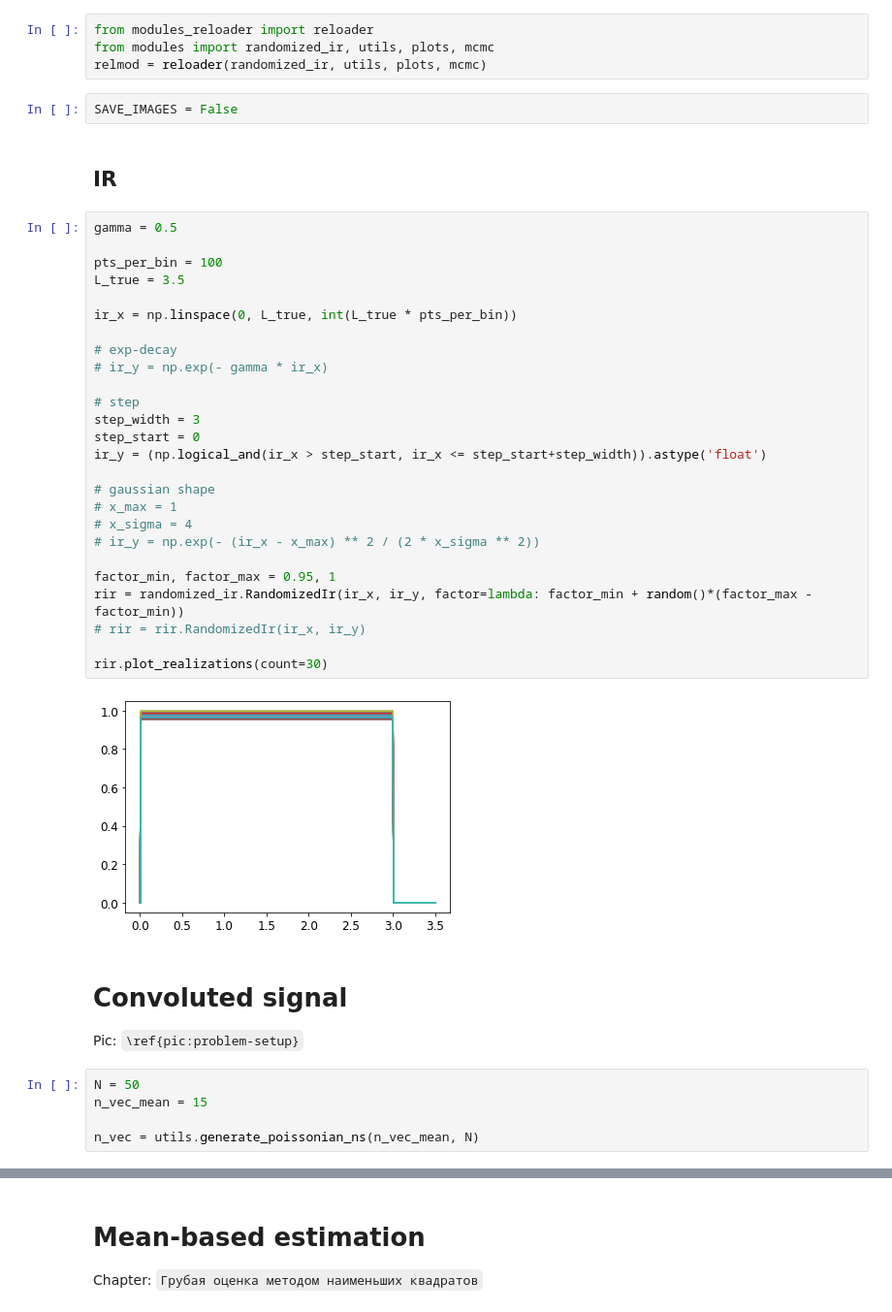
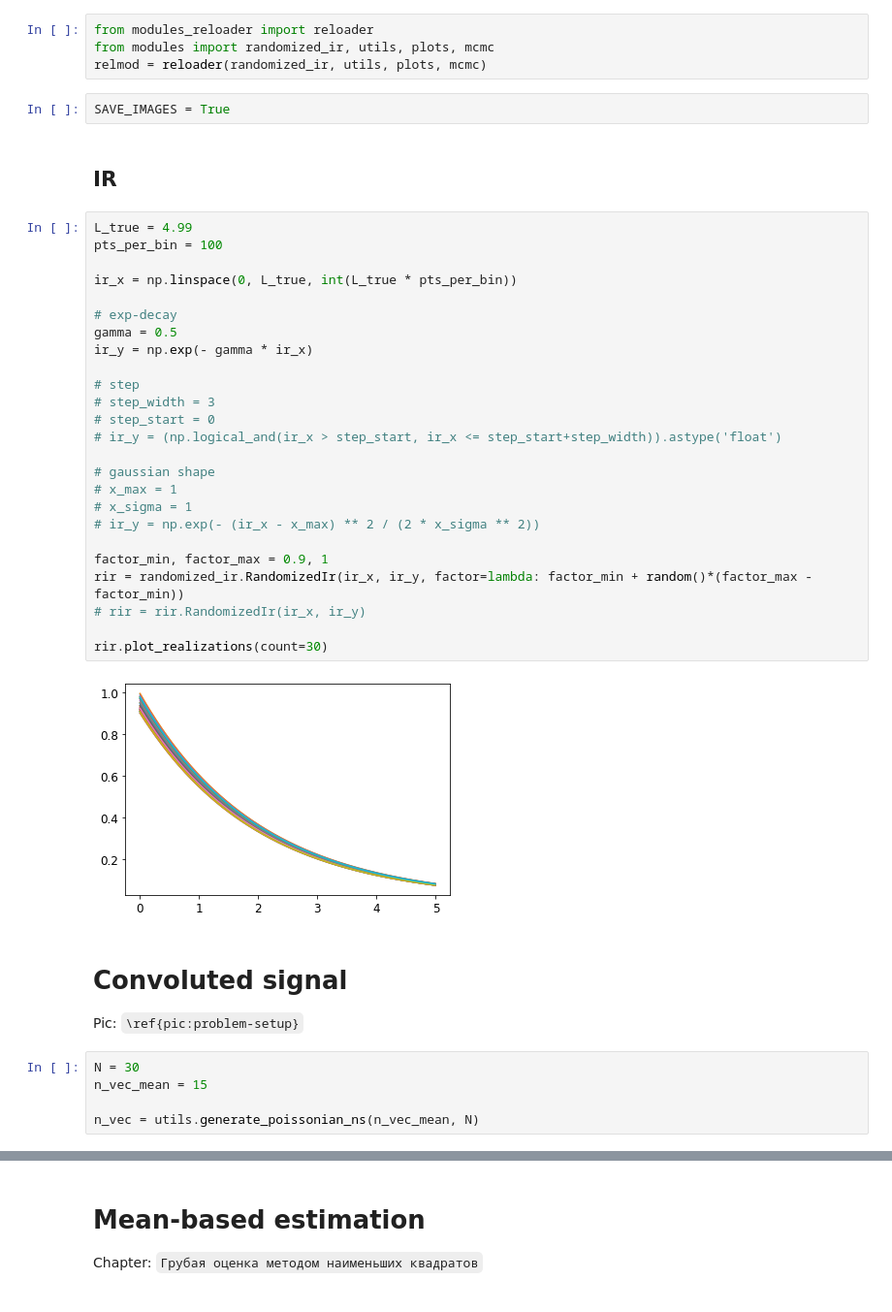
Before and after one commit to nj-vs-vh/master-thesis, a Jupyter notebook: notebooks/method.ipynb, the cells around one changed output, grey strips where cells are left out. Shown: that part at 97% size. Drawn from its saved outputs; the diff is of its cells as text.

```diff
--- a/notebooks/method.ipynb
+++ b/notebooks/method.ipynb
@@ -10,43 +10,42 @@ from modules_reloader import reloader
 from modules import randomized_ir, utils, plots, mcmc
 relmod = reloader(randomized_ir, utils, plots, mcmc)
 # %%
-SAVE_IMAGES = False
+SAVE_IMAGES = True
 # %% [markdown]
 ## IR
 # %%
-gamma = 0.5
-
+L_true = 4.99
 pts_per_bin = 100
-L_true = 3.5
 
 ir_x = np.linspace(0, L_true, int(L_true * pts_per_bin))
 
 # exp-decay
-# ir_y = np.exp(- gamma * ir_x)
+gamma = 0.5
+ir_y = np.exp(- gamma * ir_x)
 
 # step
-step_width = 3
-step_start = 0
-ir_y = (np.logical_and(ir_x > step_start, ir_x <= step_start+step_width)).astype('float')
+# step_width = 3
+# step_start = 0
+# ir_y = (np.logical_and(ir_x > step_start, ir_x <= step_start+step_width)).astype('float')
 
 # gaussian shape
 # x_max = 1
-# x_sigma = 4
+# x_sigma = 1
 # ir_y = np.exp(- (ir_x - x_max) ** 2 / (2 * x_sigma ** 2))
 
-factor_min, factor_max = 0.95, 1
+factor_min, factor_max = 0.9, 1
 rir = randomized_ir.RandomizedIr(ir_x, ir_y, factor=lambda: factor_min + random()*(factor_max - factor_min))
 # rir = rir.RandomizedIr(ir_x, ir_y)
 
 rir.plot_realizations(count=30)
 # %% [output]
-[figure, old version]
+[figure, new version]
 # %% [markdown]
 # Convoluted signal
 
 Pic: `\ref{pic:problem-setup}`
 # %%
-N = 50
+N = 30
 n_vec_mean = 15
 
 n_vec = utils.generate_poissonian_ns(n_vec_mean, N)
```
Also changed, not shown: parts of 23 cells of this notebook, 9 other files.
